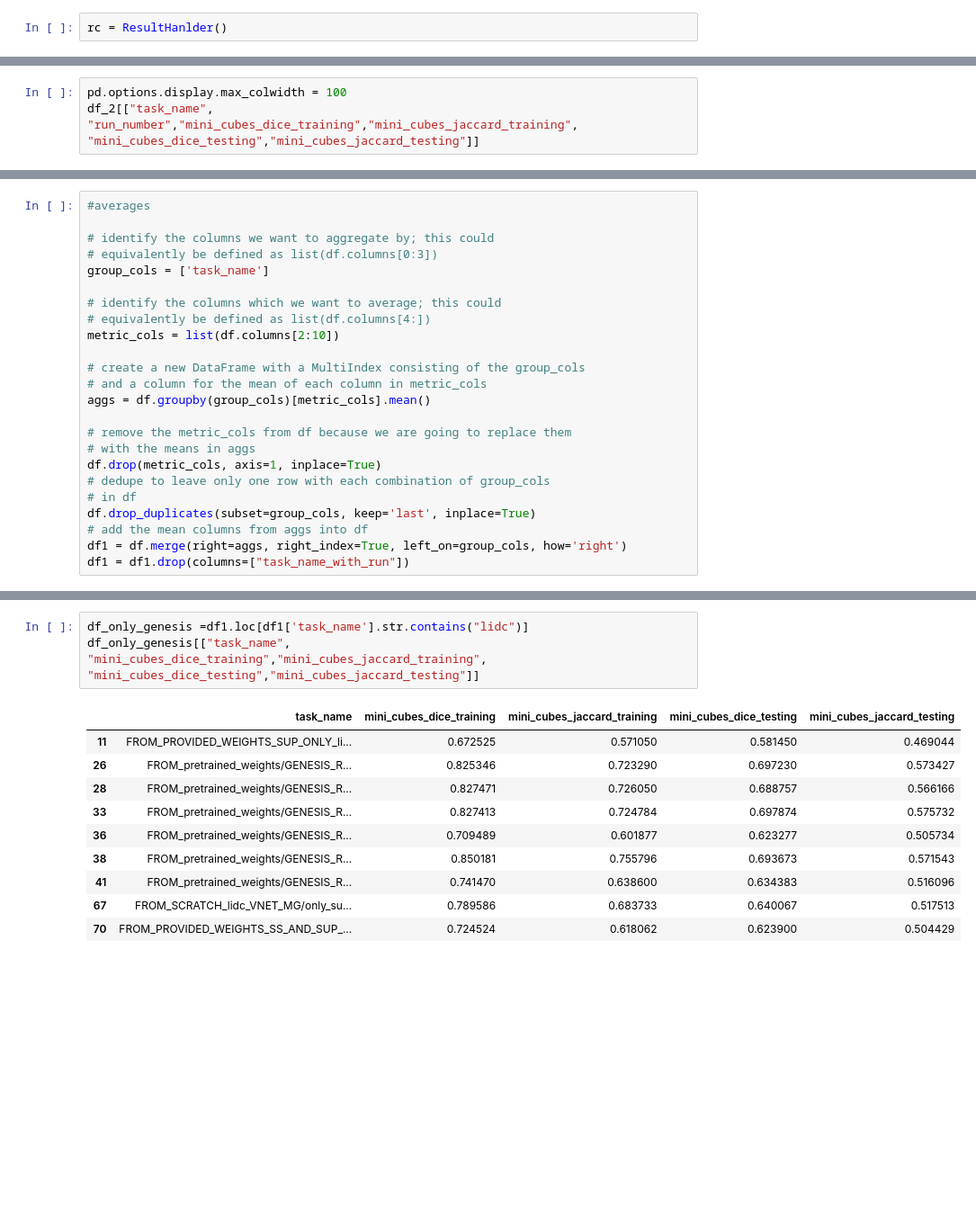
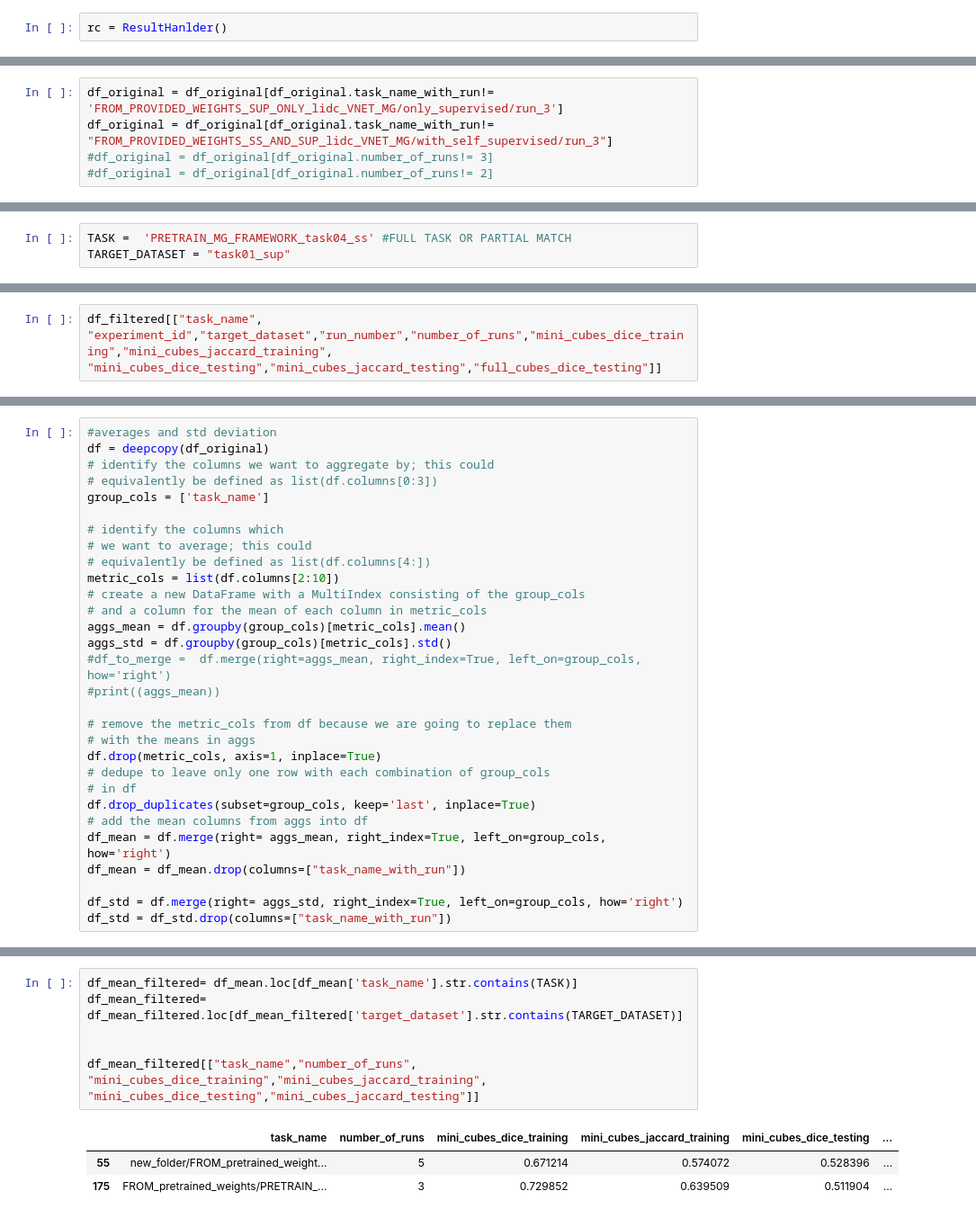
Before and after one commit to mistermoutan/ModelsGenesis, a Jupyter notebook: results.ipynb, the cells around one changed output, grey strips where cells are left out. Shown at 90% size. Saved outputs shown, nothing was run; the diff lists cells and outputs as text; blank space fills up the shorter version.

```diff
--- a/results.ipynb
+++ b/results.ipynb
@@ -40,0 +70,5 @@ df
+# %%
+df_original = df_original[df_original.task_name_with_run!= 'FROM_PROVIDED_WEIGHTS_SUP_ONLY_lidc_VNET_MG/only_supervised/run_3']
+df_original = df_original[df_original.task_name_with_run!= "FROM_PROVIDED_WEIGHTS_SS_AND_SUP_lidc_VNET_MG/with_self_supervised/run_3"]
+#df_original = df_original[df_original.number_of_runs!= 3]
+#df_original = df_original[df_original.number_of_runs!= 2]
@@ -40,0 +77,3 @@ df
+# %%
+TASK =  'PRETRAIN_MG_FRAMEWORK_task04_ss' #FULL TASK OR PARTIAL MATCH
+TARGET_DATASET = "task01_sup"
@@ -43,5 +85,4 @@ df_2= df.loc[df['task_name_with_run'].str.contains("FROM_PROVIDED_WEIGHTS")]
 #df_2[["task_name", "mini_cubes_dice_training","mini_cubes_jaccard_training", "mini_cubes_dice_testing","mini_cubes_jaccard_testing"]]
 # %%
-pd.options.display.max_colwidth = 100
-df_2[["task_name", "run_number","mini_cubes_dice_training","mini_cubes_jaccard_training", "mini_cubes_dice_testing","mini_cubes_jaccard_testing"]]
+df_filtered[["task_name", "experiment_id","target_dataset","run_number","number_of_runs","mini_cubes_dice_training","mini_cubes_jaccard_training", "mini_cubes_dice_testing","mini_cubes_jaccard_testing","full_cubes_dice_testing"]]
 # %% [output]
@@ -61,17 +107,20 @@ df_2[["task_name", "run_number","mini_cubes_dice_training","mini_cubes_jaccard_t
 # %%
-#averages
-
+#averages and std deviation
+df = deepcopy(df_original)
 # identify the columns we want to aggregate by; this could
 # equivalently be defined as list(df.columns[0:3])
 group_cols = ['task_name']
 
-# identify the columns which we want to average; this could
+# identify the columns which
+# we want to average; this could
 # equivalently be defined as list(df.columns[4:])
 metric_cols = list(df.columns[2:10])
-
 # create a new DataFrame with a MultiIndex consisting of the group_cols
 # and a column for the mean of each column in metric_cols
-aggs = df.groupby(group_cols)[metric_cols].mean()
+aggs_mean = df.groupby(group_cols)[metric_cols].mean()
+aggs_std = df.groupby(group_cols)[metric_cols].std()
+#df_to_merge =  df.merge(right=aggs_mean, right_index=True, left_on=group_cols, how='right')
+#print((aggs_mean))
 
 # remove the metric_cols from df because we are going to replace them
 # with the means in aggs
@@ -80,5 +129,8 @@ df.drop(metric_cols, axis=1, inplace=True)
 # in df
 df.drop_duplicates(subset=group_cols, keep='last', inplace=True)
 # add the mean columns from aggs into df
-df1 = df.merge(right=aggs, right_index=True, left_on=group_cols, how='right')
-df1 = df1.drop(columns=["task_name_with_run"])
+df_mean = df.merge(right= aggs_mean, right_index=True, left_on=group_cols, how='right')
+df_mean = df_mean.drop(columns=["task_name_with_run"])
+
+df_std = df.merge(right= aggs_std, right_index=True, left_on=group_cols, how='right')
+df_std = df_std.drop(columns=["task_name_with_run"])
@@ -105,14 +139,10 @@ df1
 # %%
-df_only_genesis =df1.loc[df1['task_name'].str.contains("lidc")]
-df_only_genesis[["task_name", "mini_cubes_dice_training","mini_cubes_jaccard_training", "mini_cubes_dice_testing","mini_cubes_jaccard_testing"]]
+df_mean_filtered= df_mean.loc[df_mean['task_name'].str.contains(TASK)]
+df_mean_filtered= df_mean_filtered.loc[df_mean_filtered['target_dataset'].str.contains(TARGET_DATASET)]
+
+
+df_mean_filtered[["task_name","number_of_runs", "mini_cubes_dice_training","mini_cubes_jaccard_training", "mini_cubes_dice_testing","mini_cubes_jaccard_testing"]]
 # %% [output]
-|  | task_name | mini_cubes_dice_training | mini_cubes_jaccard_training | mini_cubes_dice_testing | mini_cubes_jaccard_testing |
-| 11 | FROM_PROVIDED_WEIGHTS_SUP_ONLY_li... | 0.672525 | 0.571050 | 0.581450 | 0.469044 |
-| 26 | FROM_pretrained_weights/GENESIS_R... | 0.825346 | 0.723290 | 0.697230 | 0.573427 |
-| 28 | FROM_pretrained_weights/GENESIS_R... | 0.827471 | 0.726050 | 0.688757 | 0.566166 |
-| 33 | FROM_pretrained_weights/GENESIS_R... | 0.827413 | 0.724784 | 0.697874 | 0.575732 |
-| 36 | FROM_pretrained_weights/GENESIS_R... | 0.709489 | 0.601877 | 0.623277 | 0.505734 |
-| 38 | FROM_pretrained_weights/GENESIS_R... | 0.850181 | 0.755796 | 0.693673 | 0.571543 |
-| 41 | FROM_pretrained_weights/GENESIS_R... | 0.741470 | 0.638600 | 0.634383 | 0.516096 |
-| 67 | FROM_SCRATCH_lidc_VNET_MG/only_su... | 0.789586 | 0.683733 | 0.640067 | 0.517513 |
-| 70 | FROM_PROVIDED_WEIGHTS_SS_AND_SUP_... | 0.724524 | 0.618062 | 0.623900 | 0.504429 |
+|  | task_name | number_of_runs | mini_cubes_dice_training | mini_cubes_jaccard_training | mini_cubes_dice_testing | ... |
+| 55 | new_folder/FROM_pretrained_weight... | 5 | 0.671214 | 0.574072 | 0.528396 | ... |
+| 175 | FROM_pretrained_weights/PRETRAIN_... | 3 | 0.729852 | 0.639509 | 0.511904 | ... |
```
Also changed, not shown: parts of 20 cells of this notebook.
